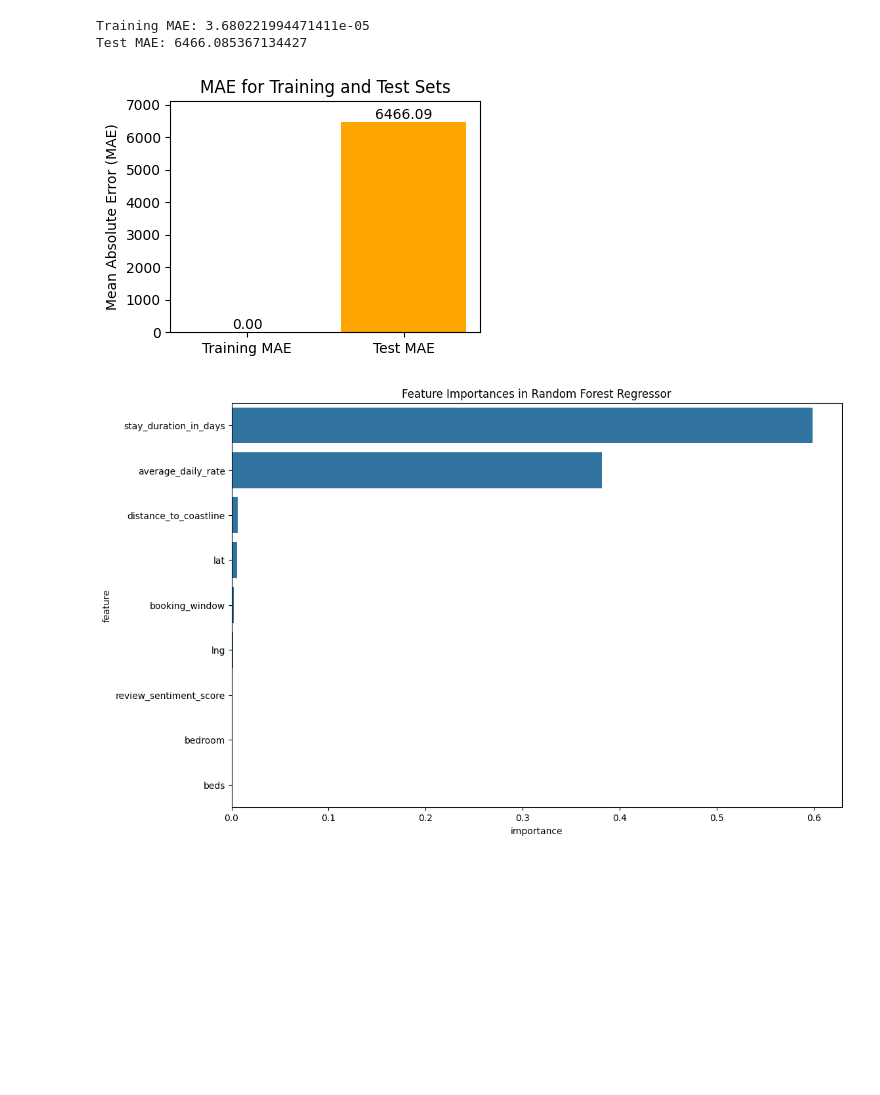
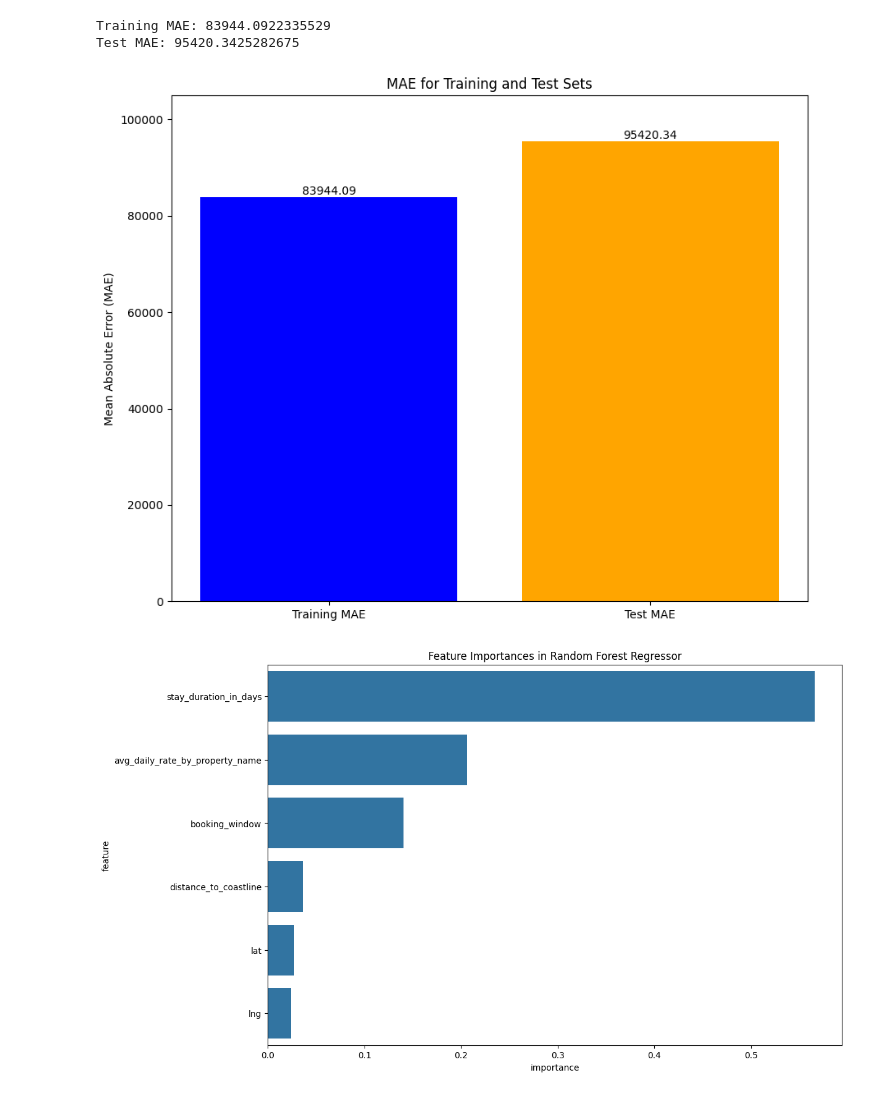
Before and after one commit to naufalsutrisna/Room-Pricing-Bukit-Vista, a Jupyter notebook: machine learning/randomforest_model.ipynb, the cells around one changed output. Drawn from its saved outputs; the diff is of its cells as text; code cells hidden in the pictures; blank space fills up the shorter version.

Commit message:
used new preprocessed_data_all as data

```diff
--- a/machine learning/randomforest_model.ipynb
+++ b/machine learning/randomforest_model.ipynb
@@ -9,21 +9,49 @@ import matplotlib.pyplot as plt
 import seaborn as sns
 # %%
 # path ke file csv dimasukkan ke variabel
-data_path = os.path.join(os.getcwd(), 'preprocessed_data.csv')
+data_path = os.path.join(os.getcwd(), 'preprocessed_data_all.csv')
 
 # masukkan dataset ke dalam variabel df
 df = pd.read_csv(data_path)
 # %%
 # mendefinisi kolom yang memprediksi (xcol) dan diprediksi (ycol)
+# pokoknya yang di hashtagin itu gaperlu, karena yang ada malah nurunin si MAE nya
 ycol = 'booking_earned'
-xcol = ['stay_duration_in_days', 'booking_window', 'distance_to_coastline', 'lat',
-        'bedroom', 'review_sentiment_score', 'lng', 'beds','average_daily_rate']
+xcol = ['stay_duration_in_days',
+        'booking_window',
+        #'lat',
+        #'lng',
+        'distance_to_coastline',
+        #'breakfast',
+        #'wifi',
+        #'workspace',
+        #'hot_water',
+        #'parking',
+        #'pool',
+        #'gym',
+        #'beachfront',
+        'lat',
+        'lng',
+        'avg_daily_rate_by_property_name']
+
+# xcol = df.drop(columns=['booking_earned', 'property_name', 'room_id'])
+# ycol = df['booking_earned']
 # %%
 # bagi data jadi set training dan testing
-x_train, x_test, y_train, y_test = train_test_split(df[xcol], df[ycol], test_size=0.2, random_state=42)
+x_train, x_test, y_train, y_test = train_test_split(df[xcol], df[ycol], test_size=0.1, random_state=42)
 # %%
 # inisialisasi RandomForestRegressor
-rf_regressor = RandomForestRegressor(n_estimators=200, random_state=42, bootstrap=False)
+# rf_regressor = RandomForestRegressor(n_estimators=100, random_state=42, max_depth=30, n_jobs=-1, bootstrap=False)
+rf_regressor = RandomForestRegressor(
+    n_estimators=100,
+    random_state=42,
+    max_depth=30,
+    min_samples_split=2,
+    min_samples_leaf=1,
+    max_features=4,
+    bootstrap=False,
+    n_jobs=-1
+)
 
 # train model
 rf_regressor.fit(x_train, y_train)
@@ -34,27 +62,27 @@ y_pred_test = rf_regressor.predict(x_test)
 # %%
 # evaluasi model pakai MAE
 train_mae = mean_absolute_error(y_train, y_pred_train)
 test_mae = mean_absolute_error(y_test, y_pred_test)
 
 print(f'Training MAE: {train_mae}')
 print(f'Test MAE: {test_mae}')
 
 # visualisasi MAE
 labels = ['Training MAE', 'Test MAE']
 values = [train_mae, test_mae]
 
-plt.figure(figsize=(4, 3))
+plt.figure(figsize=(10, 8))
 plt.bar(labels, values, color=['blue', 'orange'])
 plt.ylabel('Mean Absolute Error (MAE)')
 plt.title('MAE for Training and Test Sets')
 plt.ylim(0, max(values) * 1.1)
 for i, v in enumerate(values):
     plt.text(i, v + 0.01, f'{v:.2f}', ha='center', va='bottom')
 plt.show()
 # %% [output]
-Training MAE: 3.680221994471411e-05
-Test MAE: 6466.085367134427
+Training MAE: 83944.0922335529
+Test MAE: 95420.3425282675
-[figure, old version]
+[figure, new version]
 # %%
 # untuk melihat variabel mana yang paling mempengaruhi
 # inisialisasi feature importances
@@ -72,4 +100,4 @@ sns.barplot(x='importance', y='feature', data=feature_importances_df)
 plt.title('Feature Importances in Random Forest Regressor')
 plt.show()
 # %% [output]
-[figure, old version]
+[figure, new version]
```
